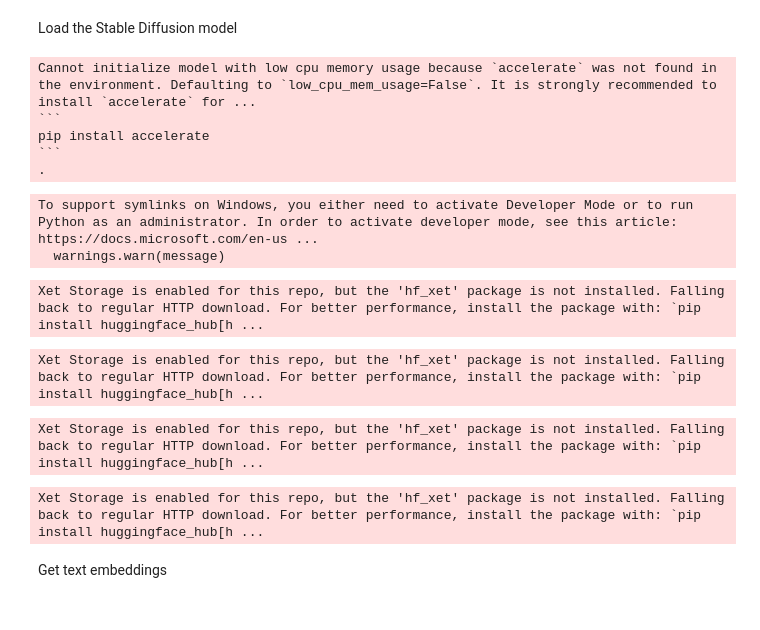
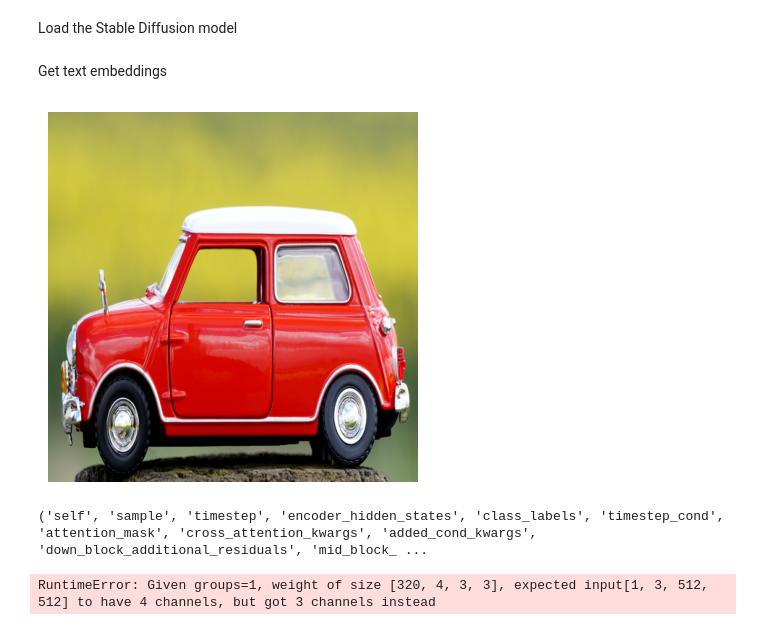
Before and after one commit to RobinMeneust/genai_project, a Jupyter notebook: notebooks/stable_diffusion.ipynb, the cells around one changed output. Saved outputs shown, nothing was run; the diff lists cells and outputs as text; code cells hidden in the pictures.

````diff
--- a/notebooks/stable_diffusion.ipynb
+++ b/notebooks/stable_diffusion.ipynb
@@ -5,19 +5,7 @@ from diffusers import StableDiffusionPipeline
 Load the Stable Diffusion model
 # %%
 model_id = "CompVis/stable-diffusion-v1-4"
-pipe = StableDiffusionPipeline.from_pretrained(model_id, torch_dtype=torch.float16)
+pipe = StableDiffusionPipeline.from_pretrained(model_id)
-# %% [output]
-Cannot initialize model with low cpu memory usage because `accelerate` was not found in the environment. Defaulting to `low_cpu_mem_usage=False`. It is strongly recommended to install `accelerate` for ...
-```
-pip install accelerate
-```
-.
-To support symlinks on Windows, you either need to activate Developer Mode or to run Python as an administrator. In order to activate developer mode, see this article: https://docs.microsoft.com/en-us ...
-  warnings.warn(message)
-Xet Storage is enabled for this repo, but the 'hf_xet' package is not installed. Falling back to regular HTTP download. For better performance, install the package with: `pip install huggingface_hub[h ...
-Xet Storage is enabled for this repo, but the 'hf_xet' package is not installed. Falling back to regular HTTP download. For better performance, install the package with: `pip install huggingface_hub[h ...
-Xet Storage is enabled for this repo, but the 'hf_xet' package is not installed. Falling back to regular HTTP download. For better performance, install the package with: `pip install huggingface_hub[h ...
-Xet Storage is enabled for this repo, but the 'hf_xet' package is not installed. Falling back to regular HTTP download. For better performance, install the package with: `pip install huggingface_hub[h ...
 # %% [markdown]
 Get text embeddings
 # %%
@@ -38,27 +26,51 @@ timesteps = 100
 criterion = nn.MSELoss()
 optimizer = optim.Adam(diffusion_model.parameters(), lr=1e-4)
+# %%
+# load image in example/car.jpg and plot it
+
+from PIL import Image
+import matplotlib.pyplot as plt
+import numpy as np
+import torchvision.transforms as transforms
+
+image_path = "../example/car.jpg"
+image = Image.open(image_path).convert("RGB")
+image = image.resize((512, 512))
+
+plt.imshow(image)
+plt.axis("off")
+plt.show()
+
+image = transforms.ToTensor()(image).unsqueeze(0)  # Add batch dimension
+image = image.to(diffusion_model.device)
+# %% [output]
+[figure, added]
+# %%
+print(diffusion_model.forward.__code__.co_varnames)
+# %% [output]
+('self', 'sample', 'timestep', 'encoder_hidden_states', 'class_labels', 'timestep_cond', 'attention_mask', 'cross_attention_kwargs', 'added_cond_kwargs', 'down_block_additional_residuals', 'mid_block_ ...
 # %%
-def optimize(target_text, num_steps=5):
+def optimize_embeddings(input_image, target_text, num_steps=5):
     tokens = tokenizer(target_text, padding="max_length", truncation=True, max_length=max_length, return_tensors="pt")
     with torch.no_grad():
-        e_tgt = text_encoder(tokens)
+        e_tgt = text_encoder(tokens["input_ids"]).last_hidden_state
 
     # freeze diffusion model parameters
     for param in diffusion_model.parameters():
         param.requires_grad = False
 
-    x = e_tgt.clone().detach()
+    input_image = input_image.clone()
+
     for _ in range(num_steps):
-        t = torch.randint(1, timesteps + 1, (1,))
-        epsilon = torch.randn_like(x) #noise
-        x_t = x + epsilon
+        noise = torch.randn_like(input_image)
+        sqrt_alpha = np.sqrt(alpha_t)
+        input_image_noisy = sqrt_alpha * input_image + (1-sqrt_alpha) * noise
 
-        e_pred = diffusion_model(x_t, t, e_tgt)
-
-        loss = criterion(e_pred, e_tgt)
+        noise_pred = diffusion_model(input_image_noisy, timestep=timesteps, encoder_hidden_states=e_tgt, attention_mask=tokens["attention_mask"])
 
         # update embeddings
         optimizer.zero_grad()
+        loss = criterion(noise_pred, noise)
         loss.backward()
         optimizer.step()
 
@@ -71,4 +83,6 @@ def optimize(target_text, num_steps=5):
 
     return x
 
-optimize(prompt)
+optimize_embeddings(image, prompt)
+# %% [output]
+RuntimeError: Given groups=1, weight of size [320, 4, 3, 3], expected input[1, 3, 512, 512] to have 4 channels, but got 3 channels instead
````
Also changed, not shown: parts of 1 cell of this notebook, 2 other files.
